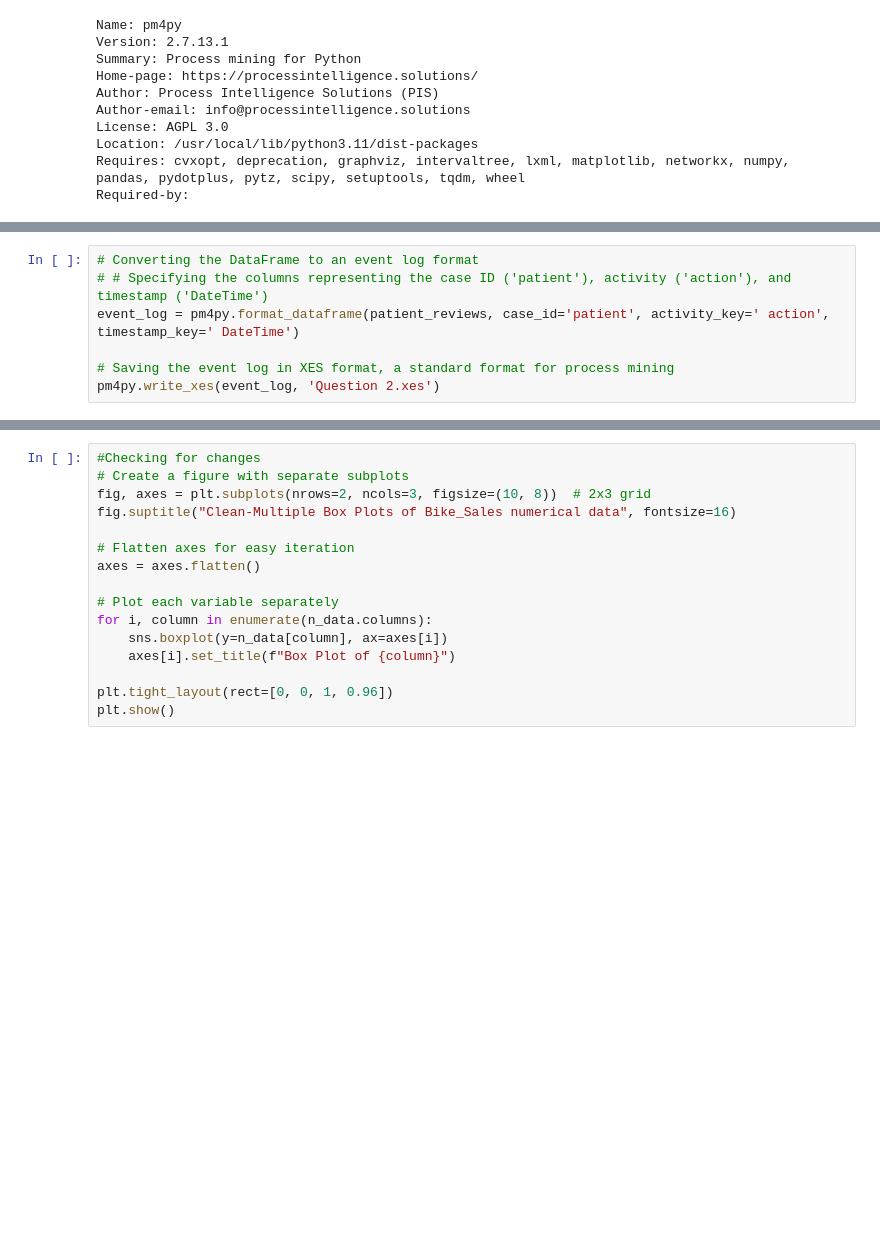
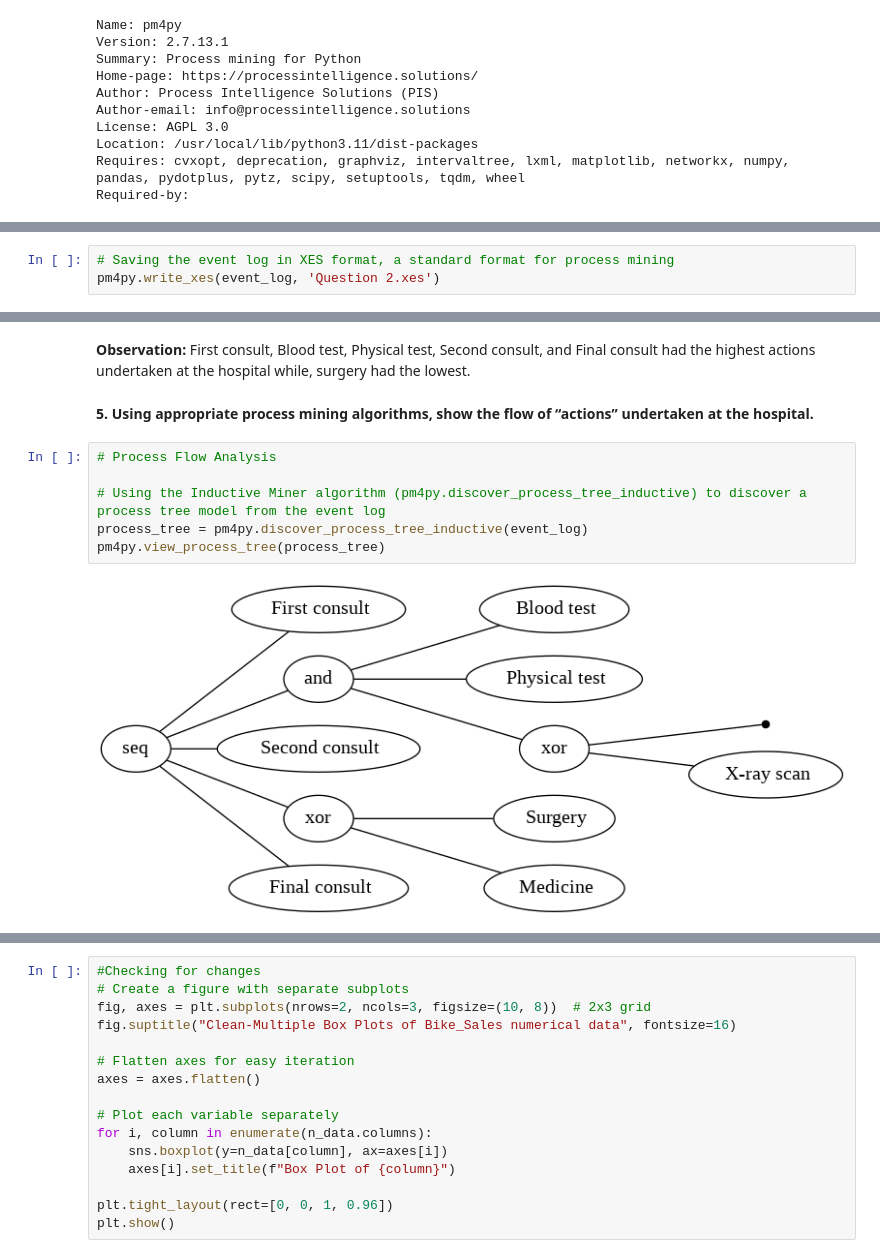
Before and after one commit to ZiriaNantaba/DataMining-Modelling-Analytics, a Jupyter notebook: Exam Ziria Nantaba B26281.ipynb, the cells around one changed output, grey strips where cells are left out. Saved outputs shown, nothing was run; the diff lists cells and outputs as text; blank space fills up the shorter version.

```diff
--- a/Exam Ziria Nantaba B26281.ipynb
+++ b/Exam Ziria Nantaba B26281.ipynb
@@ -857,7 +874,3 @@ TypeError: <class 'pandas._libs.tslibs.timestamps.Timestamp'> is not convertible
 # %%
-# Converting the DataFrame to an event log format
-# # Specifying the columns representing the case ID ('patient'), activity ('action'), and timestamp ('DateTime')
-event_log = pm4py.format_dataframe(patient_reviews, case_id='patient', activity_key=' action', timestamp_key=' DateTime')
-
 # Saving the event log in XES format, a standard format for process mining
 pm4py.write_xes(event_log, 'Question 2.xes')
@@ -898,0 +928,13 @@ plt.show()
+# %% [markdown]
+**Observation:** First consult, Blood test, Physical test, Second consult, and Final consult had the highest actions undertaken at the hospital while, surgery had the lowest.
+# %% [markdown]
+**5. Using appropriate process mining algorithms, show the flow of “actions” undertaken at
+the hospital.**
+# %%
+# Process Flow Analysis
+
+# Using the Inductive Miner algorithm (pm4py.discover_process_tree_inductive) to discover a process tree model from the event log
+process_tree = pm4py.discover_process_tree_inductive(event_log)
+pm4py.view_process_tree(process_tree)
+# %% [output]
+[figure, added]
```
Also changed, not shown: parts of 48 cells of this notebook.
